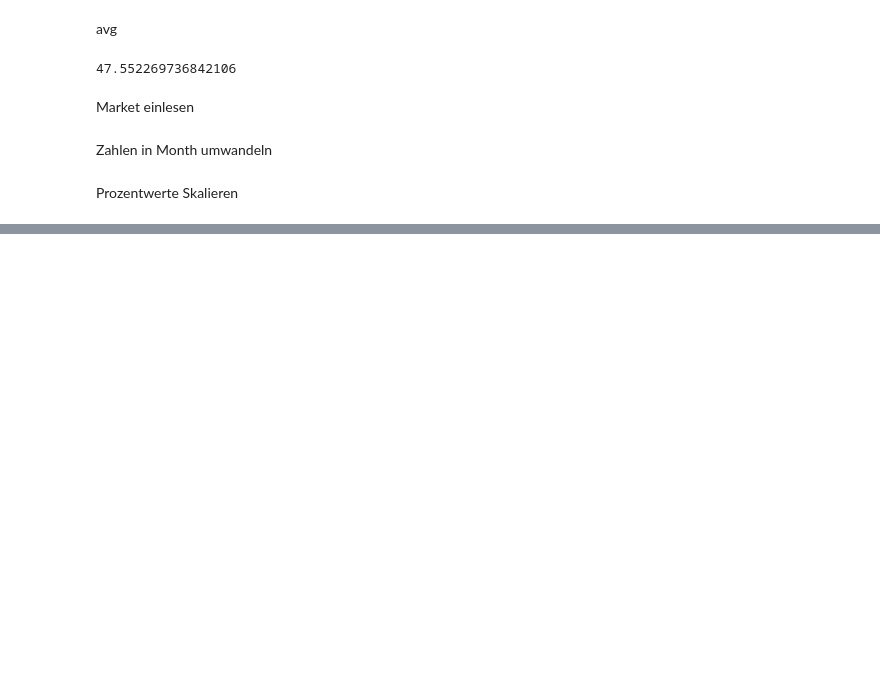
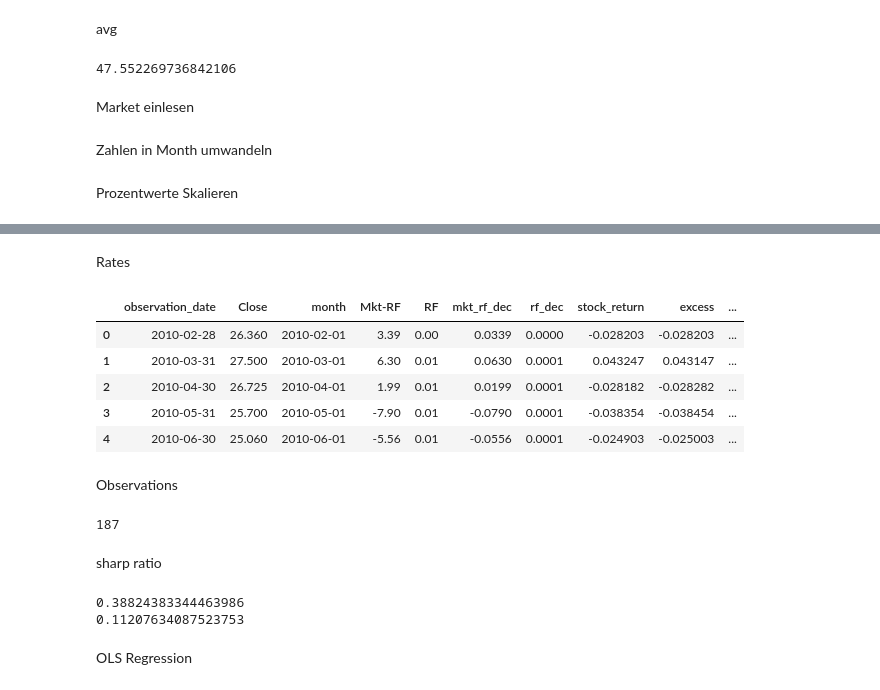
Before and after one commit to Teufelsfrucht17/AufgabenEconometrics, a Jupyter notebook: vorbereitung KL.ipynb, the cells around one changed output, grey strips where cells are left out. Cells and saved outputs as stored; diff of their text form; code cells hidden in the pictures; blank space fills up the shorter version.

```diff
--- a/vorbereitung KL.ipynb
+++ b/vorbereitung KL.ipynb
@@ -92,0 +108,5 @@ KeyError: 'Mkt_RF'
+# %%
+from pandas._libs.tslibs.offsets import MonthEnd
+
+mkt['observation_date'] = mkt['month'] + MonthEnd(0)
+mkt.head()
@@ -92,0 +122,3 @@ KeyError: 'Mkt_RF'
+# %%
+merge = stocks_monthly.merge(mkt, on="observation_date", how="inner")
+merge.head()
@@ -92,0 +156,71 @@ KeyError: 'Mkt_RF'
+# %% [markdown]
+Rates
+# %%
+rates = pd.read_excel("rates.xlsx", engine="openpyxl")
+
+# Convert to month start for alignment with mkt "month" key
+rates["month"] = (
+    pd.to_datetime(rates["observation_date"])
+    .dt.to_period("M")
+    .dt.to_timestamp()
+)
+
+rates = rates.sort_values("observation_date").copy()
+rates["term_spread_10y_3m"] = rates["DGS10"] - rates["DGS3MO"]
+
+# Monthly last observation + first-difference of macro series
+rates_m = (
+    rates
+    .groupby("month")
+    .last()
+    .reset_index()
+)
+
+for col in [
+    "fed_funds_futures",
+    "credit_spread",
+    "5y5y",
+    "term_spread_10y_3m",
+]:
+    rates_m[f"{col}_chg"] = rates_m[col].diff()
+
+macro_changes = rates_m[[
+    "month",
+    "fed_funds_futures_chg",
+    "credit_spread_chg",
+    "5y5y_chg",
+    "term_spread_10y_3m_chg",
+]]
+
+merge = (
+    merge
+    .merge(macro_changes, on="month", how="inner")
+    .dropna()
+    .reset_index(drop=True)
+)
+merge.head()
+# %% [output]
+|  | observation_date | Close | month | Mkt-RF | RF | mkt_rf_dec | rf_dec | stock_return | excess | ... |
+| 0 | 2010-02-28 | 26.360 | 2010-02-01 | 3.39 | 0.00 | 0.0339 | 0.0000 | -0.028203 | -0.028203 | ... |
+| 1 | 2010-03-31 | 27.500 | 2010-03-01 | 6.30 | 0.01 | 0.0630 | 0.0001 | 0.043247 | 0.043147 | ... |
+| 2 | 2010-04-30 | 26.725 | 2010-04-01 | 1.99 | 0.01 | 0.0199 | 0.0001 | -0.028182 | -0.028282 | ... |
+| 3 | 2010-05-31 | 25.700 | 2010-05-01 | -7.90 | 0.01 | -0.0790 | 0.0001 | -0.038354 | -0.038454 | ... |
+| 4 | 2010-06-30 | 25.060 | 2010-06-01 | -5.56 | 0.01 | -0.0556 | 0.0001 | -0.024903 | -0.025003 | ... |
+# %% [markdown]
+Observations
+# %%
+print(len(merge))
+# %% [output]
+187
+# %% [markdown]
+sharp ratio
+# %%
+sharpe_ratio = merge['excess'].mean() / merge['excess'].std()
+annualized_sharpe = sharpe_ratio * np.sqrt(12)
+print(annualized_sharpe)
+print(sharpe_ratio)
+# %% [output]
+0.38824383344463986
+0.11207634087523753
+# %% [markdown]
+OLS Regression
```
Also changed, not shown: parts of 19 cells of this notebook, 1 other file.
